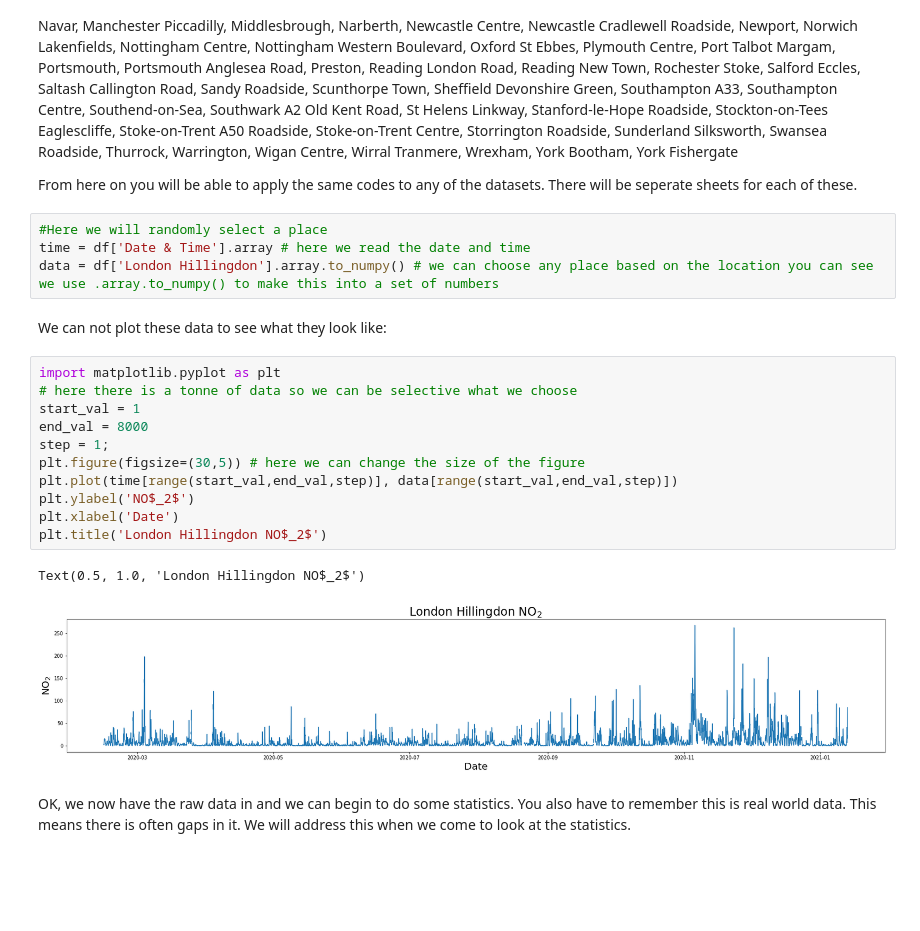
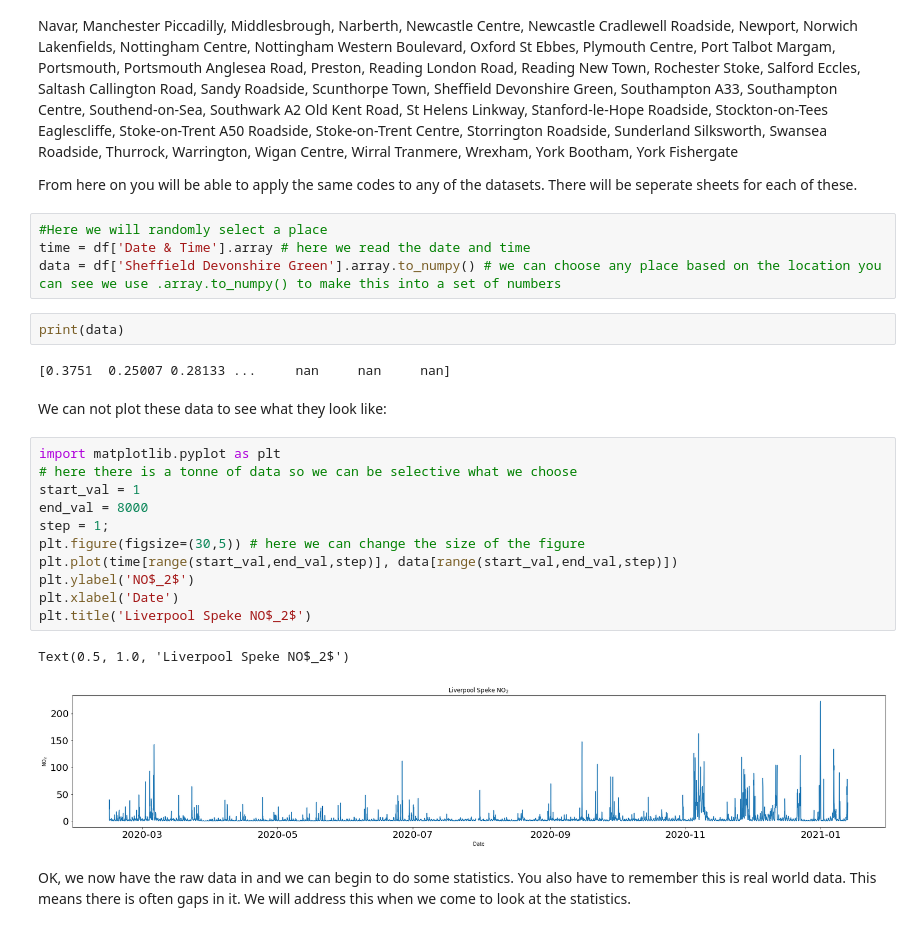
Before and after one commit to flowonthegoliv/ENVS666, a Jupyter notebook: Tutorial_1.ipynb, the cells around one changed output. Drawn from its saved outputs; the diff is of its cells as text; blank space fills up the shorter version.

```diff
--- a/Tutorial_1.ipynb
+++ b/Tutorial_1.ipynb
@@ -431,23 +446,27 @@ From here on you will be able to apply the same codes to any of the datasets. Th
 # %%
 #Here we will randomly select a place
 time = df['Date & Time'].array # here we read the date and time
-data = df['London Hillingdon'].array.to_numpy() # we can choose any place based on the location you can see we use .array.to_numpy() to make this into a set of numbers
+data = df['Sheffield Devonshire Green'].array.to_numpy() # we can choose any place based on the location you can see we use .array.to_numpy() to make this into a set of numbers
+# %%
+print(data)
+# %% [output]
+[0.3751  0.25007 0.28133 ...     nan     nan     nan]
 # %% [markdown]
 We can not plot these data to see what they look like:
 # %%
 import matplotlib.pyplot as plt
 # here there is a tonne of data so we can be selective what we choose
 start_val = 1
 end_val = 8000
 step = 1;
 plt.figure(figsize=(30,5)) # here we can change the size of the figure
 plt.plot(time[range(start_val,end_val,step)], data[range(start_val,end_val,step)])
 plt.ylabel('NO$_2$')
 plt.xlabel('Date')
-plt.title('London Hillingdon NO$_2$')
+plt.title('Liverpool Speke NO$_2$')
 # %% [output]
-Text(0.5, 1.0, 'London Hillingdon NO$_2$')
+Text(0.5, 1.0, 'Liverpool Speke NO$_2$')
-[figure, old version]
+[figure, new version]
 # %% [markdown]
 OK, we now have the raw data in and we can begin to do some statistics. You also have to remember this is real world data. This means there is often gaps in it. We will address this when we come to look at the statistics.
 # %% [markdown]
```
Also changed, not shown: parts of 9 cells of this notebook.
